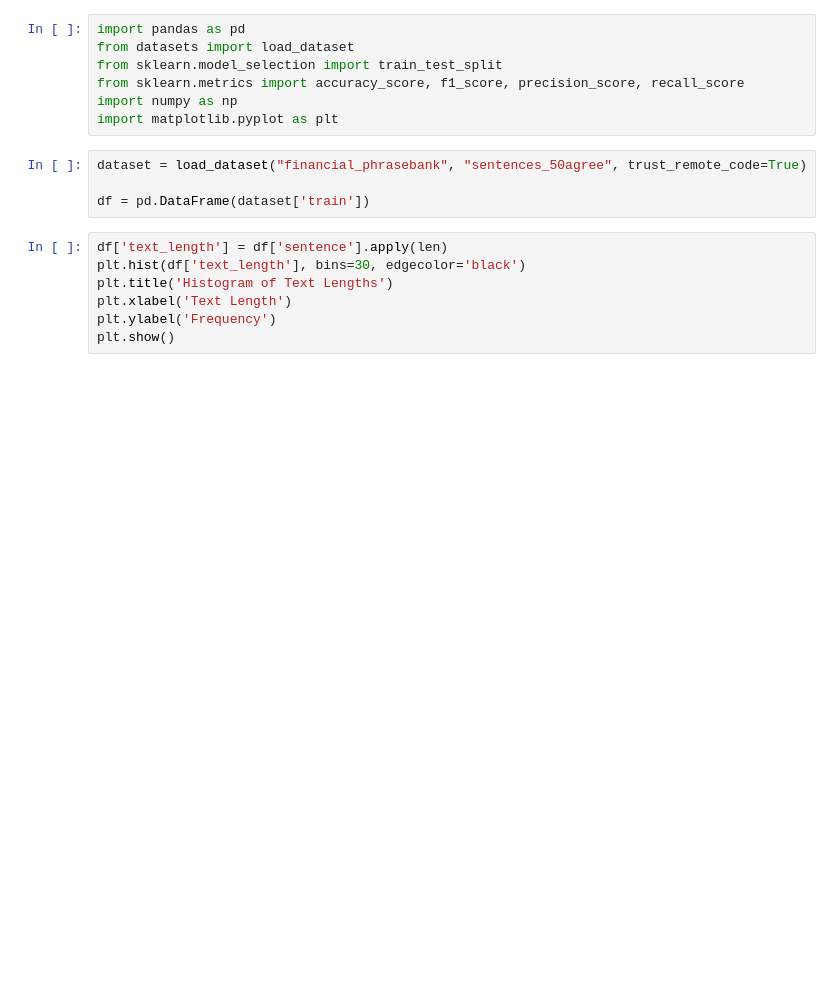
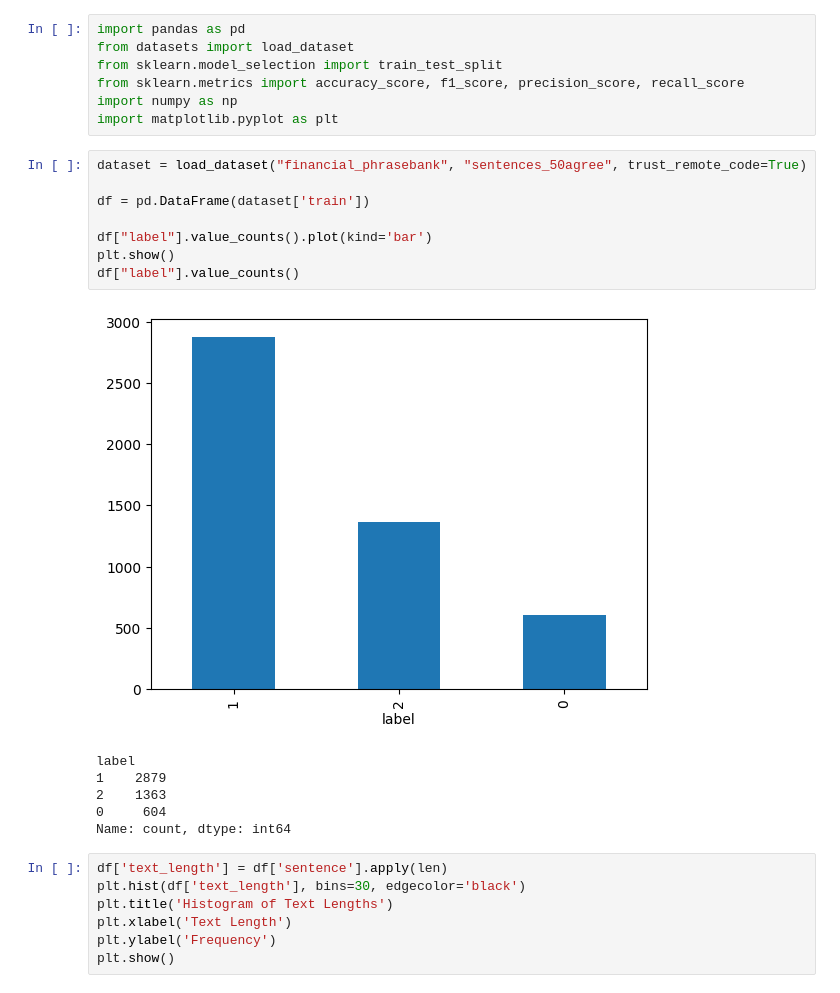
Before and after one commit to emrekuruu/Fine-Tune, a Jupyter notebook: evaluation.ipynb, the cells around one changed output. Drawn from its saved outputs; the diff is of its cells as text; blank space fills up the shorter version.

```diff
--- a/evaluation.ipynb
+++ b/evaluation.ipynb
@@ -8,7 +8,18 @@ import matplotlib.pyplot as plt
 # %%
 dataset = load_dataset("financial_phrasebank", "sentences_50agree", trust_remote_code=True)
 
 df = pd.DataFrame(dataset['train'])
+
+df["label"].value_counts().plot(kind='bar')
+plt.show()
+df["label"].value_counts()
+# %% [output]
+[figure, added]
+label
+1    2879
+2    1363
+0     604
+Name: count, dtype: int64
 # %%
 df['text_length'] = df['sentence'].apply(len)
 plt.hist(df['text_length'], bins=30, edgecolor='black')
```
Also changed, not shown: 4 other files.
